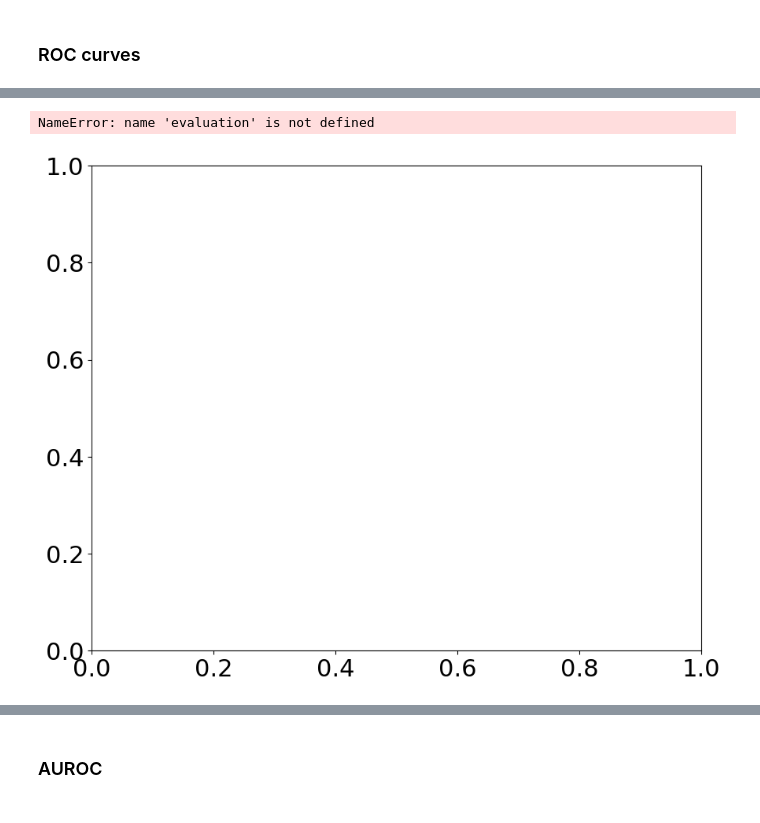
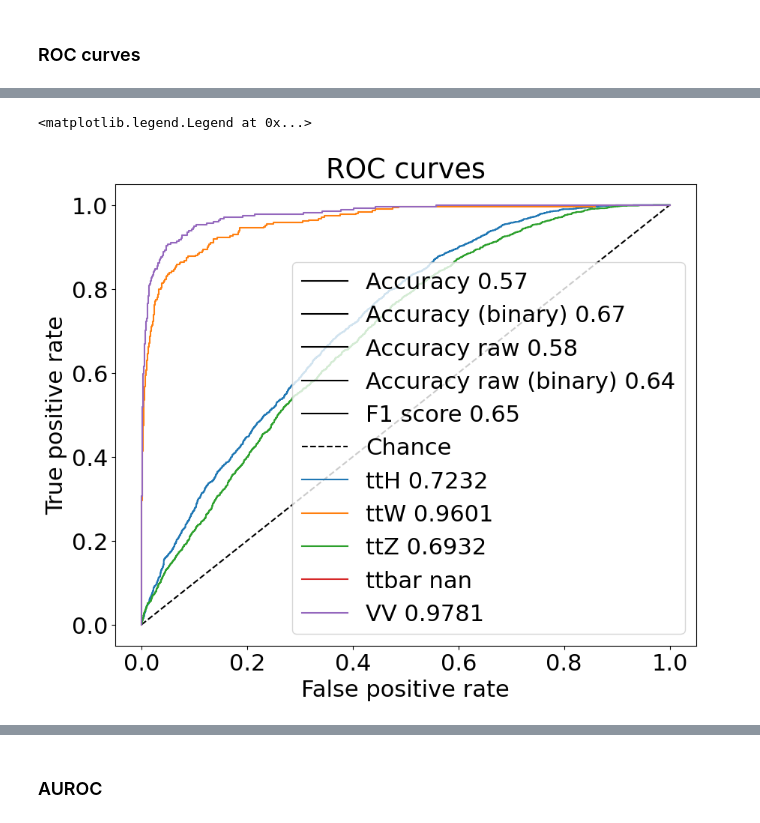
Before and after one commit to elumixor/mtcp, a Jupyter notebook: ml/notebooks/main.ipynb, the cells around one changed output, grey strips where cells are left out. Saved outputs shown, nothing was run; the diff lists cells and outputs as text; code cells hidden in the pictures.

```diff
--- a/ml/notebooks/main.ipynb
+++ b/ml/notebooks/main.ipynb
@@ -200,13 +197,15 @@ Epoch -1: val/loss=1.2669, trn/loss=1.2355, val/acc=41.41%, val/acc/bin=53.20%,
 # Loading the trained model
 # %%
 # Loading the model from wandb
+from ml.evaluation import evaluate
 from ml.download_model import download_model
 from ml.nn import ResNet, Transformer
 
-model_name = "resnets/resnet-8"
-model_name = "transformers/transformer-5-100-data-5000-batch-20-drop"
+# model_name = "resnets/resnet-8"
+# model_name = "transformers/transformer-5-100-data-5000-batch-20-drop"
+model_name = "transformers/transformer-2"
 
-path = download_model(model_name)
+path = download_model(model_name, clean=True)
 
 cls = Transformer if "transformer" in model_name else ResNet
 model = cls.from_saved(path)
@@ -216,7 +215,12 @@ model.to(device)
 
 model.eval()
 
-print(evaluate.using(model, trn, val, "ttH", device=device, use_tqdm=False, F=F, batch_size=batch_size, half=half)(-1))
+trn = trn_cut
+F = (trn.n_samples + val.n_samples) /  val.n_samples  # This is different - to have "same" normalization factor
+half = torch.float16
+
+evaluation = evaluate.using(model, trn, val, "ttH", device=device, use_tqdm=False, F=F, batch_size=batch_size, half=half)(-1)
+print(evaluation)
 # %% [output]
 ------------------------------------ Config ------------------------------------
 
@@ -298,33 +305,33 @@ fig, ax = plt.subplots(figsize=(10, 8))
 # Dummy plot to include accuracy in the legend
 ax.plot([], [], label=f"Accuracy {evaluation.metrics['val/acc/multi']:.2f}", c="k")
 ax.plot([], [], label=f"Accuracy (binary) {evaluation.metrics['val/acc/bin']:.2f}", c="k")
 
 ax.plot([], [], label=f"Accuracy raw {evaluation.metrics['val/acc/multi_raw']:.2f}", c="k")
 ax.plot([], [], label=f"Accuracy raw (binary) {evaluation.metrics['val/acc/bin_raw']:.2f}", c="k")
 
 # Dummy plot for the f1 score
 ax.plot([], [], label=f"F1 score {evaluation.metrics['val/f1']:.2f}", c="k")
 
 ax.plot([0, 1], [0, 1], linestyle="--", c="k", label="Chance")
 
-classes = ["ttH", "ttW", "ttZ", "tt", "VV"]
+classes = ["ttH", "ttW", "ttZ", "ttbar", "VV"]
 for c in classes:
     i = val.y_names.index(c)
     fpr, tpr, _ = roc_curve(val.y, probs[:, i], pos_label=i)
     auc = np.trapz(tpr, fpr)
 
     ax.plot(fpr, tpr, label=f"{val.y_names[i]} {auc:.4f}")
 
 ax.set_ylabel("True positive rate")
 ax.set_xlabel("False positive rate")
 ax.set_title(f"ROC curves")
 ax.legend()
 
     # print(f"{auc_custom=:.4f} {auc_sklearn=:.4f} n_points={len(fpr)}")
 
     # Now trully custom auc - calculate fpr tpr yourself
     # signal_probs = probs[:, 0]
     # print(len(np.unique(signal_probs)))
 # %% [output]
-NameError: name 'evaluation' is not defined
+<matplotlib.legend.Legend at 0x...>
-[figure, old version]
+[figure, new version]
```
Also changed, not shown: parts of 20 cells of this notebook, 2 other files.
